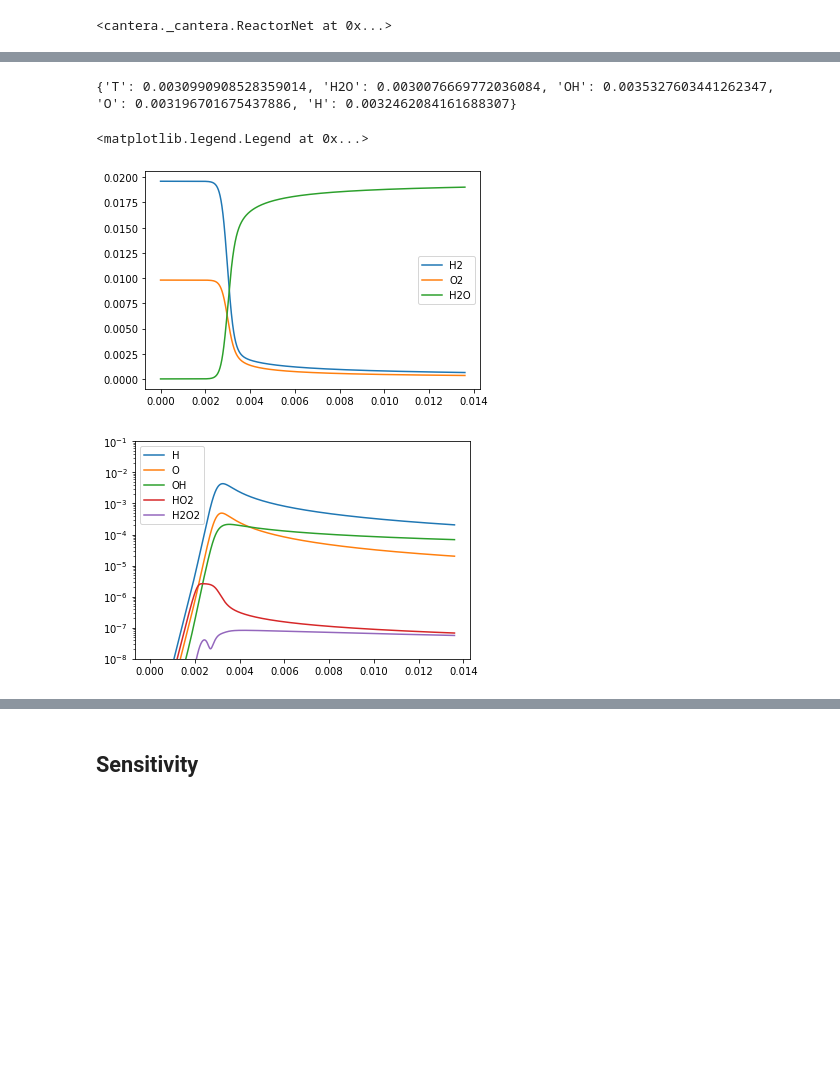
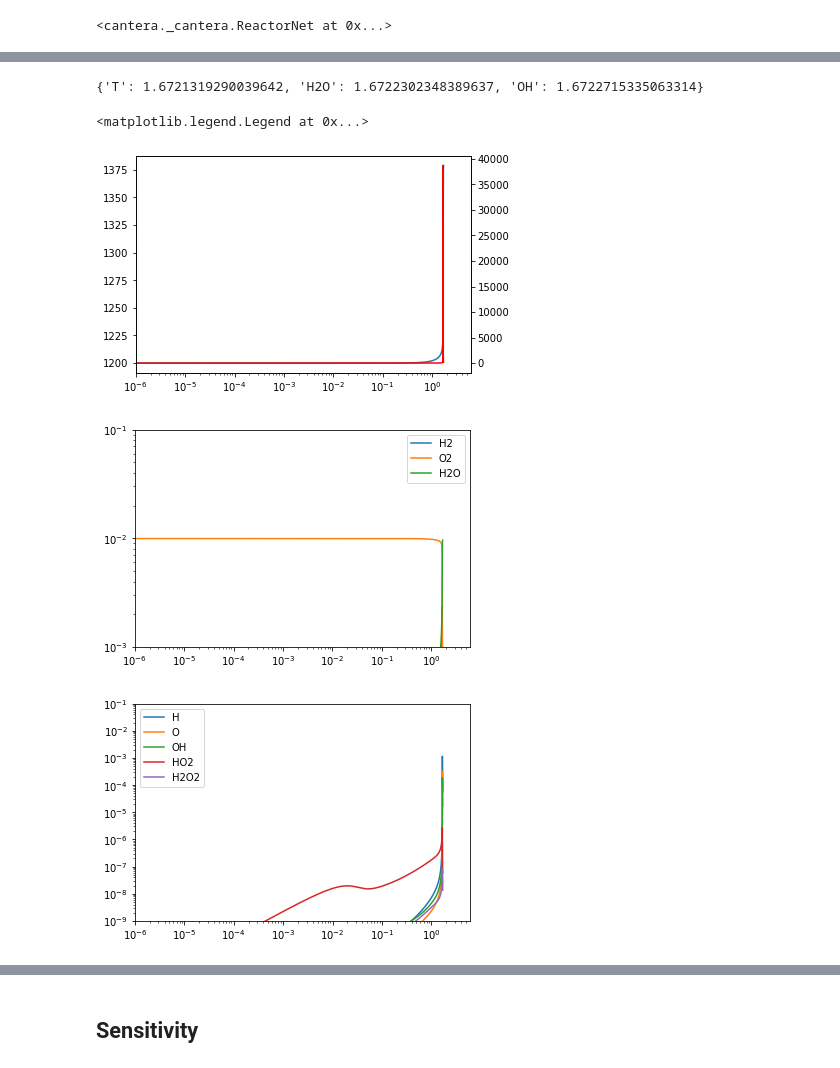
Before and after one commit to ajsusa/ME362B, a Jupyter notebook: notebooks/problem_set_5_development.ipynb, the cells around one changed output, grey strips where cells are left out. Cells and saved outputs as stored; diff of their text form; code cells hidden in the pictures; blank space fills up the shorter version.

```diff
--- a/notebooks/problem_set_5_development.ipynb
+++ b/notebooks/problem_set_5_development.ipynb
@@ -9,6 +9,7 @@ import os
 ## 1) Get everything set up
 # %%
 # path to kinetic mechanism
-fname_mech = os.path.abspath('..') + '\\mechanisms\\stanford-mech_v12.cti'
+# fname_mech = os.path.abspath('..') + '\\mechanisms\\stanford-mech_v12.cti'
+fname_mech = 'gri30.cti'
 fname_mech
 # %% [output]
@@ -211,9 +228,7 @@ def ignition_delay_maxY(res_dict, Y_key):
 def calculate_ignition_delays(res_dict):
     ign_delays = {'T':ignition_delay_dY_dt(res_dict, 'T'),
                   'H2O':ignition_delay_dY_dt(res_dict, 'H2O'),
-                  'OH':ignition_delay_maxY(res_dict, 'OH'),
-                  'O':ignition_delay_maxY(res_dict, 'O'),
-                  'H':ignition_delay_maxY(res_dict, 'H')}
+                  'OH':ignition_delay_dY_dt(res_dict, 'OH')}
     return ign_delays
 
 def run_ignition_simulation(sln, T_stop=None, verbose=False):
@@ -243,31 +258,50 @@ def run_ignition_simulation(sln, T_stop=None, verbose=False):
         print(f'Reactor end time = {result_dict["time"][-1]*1e3:4.2f} ms')
 
     return result_dict
+
+def set_xlim_min(xmin):
+    xlims = plt.gca().get_xlim()
+    plt.xlim((xmin, xlims[1]))
 # %%
 # %%timeit
 
-reset_sln(sln, 1000)
+reset_sln(sln, 1200)
 result_dict = run_ignition_simulation(sln)
 ign_delay = calculate_ignition_delays(result_dict)
 print(ign_delay)
 # %% [output]
-{'T': 0.0030990908528359014, 'H2O': 0.0030076669772036084, 'OH': 0.0035327603441262347, 'O': 0.003196701675437886, 'H': 0.0032462084161688307}
+{'T': 1.6721319290039642, 'H2O': 1.6722302348389637, 'OH': 1.6722715335063314}
 # %%
+plt.figure()
+plt.semilogx(result_dict['time'], result_dict['T'])
+set_xlim_min(1e-6)
+# plot dT/dt
+ts = result_dict['time']
+Ts = result_dict['T']
+dT_dt = np.diff(Ts) / np.diff(ts)
+ts = ts[:-1] + np.diff(ts)/2
+ax2 = plt.twinx()
+ax2.plot(ts, dT_dt, 'r')
+
 plt.figure()
 for sp in sln.species_names:
     if sp in ['H2', 'O2', 'H2O']:
-        plt.plot(result_dict['time'], result_dict[sp], label=sp)
+        plt.loglog(result_dict['time'], result_dict[sp], label=sp)
 plt.legend()
+plt.ylim((1e-3, 1e-1))
+set_xlim_min(1e-6)
 
 plt.figure()
 for sp in sln.species_names:
-    if sp not in ['AR', 'H2', 'O2', 'H2O', 'N2']:
-        plt.semilogy(result_dict['time'], result_dict[sp], label=sp)
+    if sp in ['OH', 'O', 'H', 'HO2', 'H2O2', ]:
+        plt.loglog(result_dict['time'], result_dict[sp], label=sp)
 
-plt.ylim((1e-8, 1e-1))
+plt.ylim((1e-9, 1e-1))
+set_xlim_min(1e-6)
 plt.legend()
 # %% [output]
 <matplotlib.legend.Legend at 0x...>
-[figure, old version]
+[figure, new version]
-[figure, old version]
+[figure, new version]
+[figure, added]
 # %%
```
Also changed, not shown: parts of 19 cells of this notebook, 5 other files.
